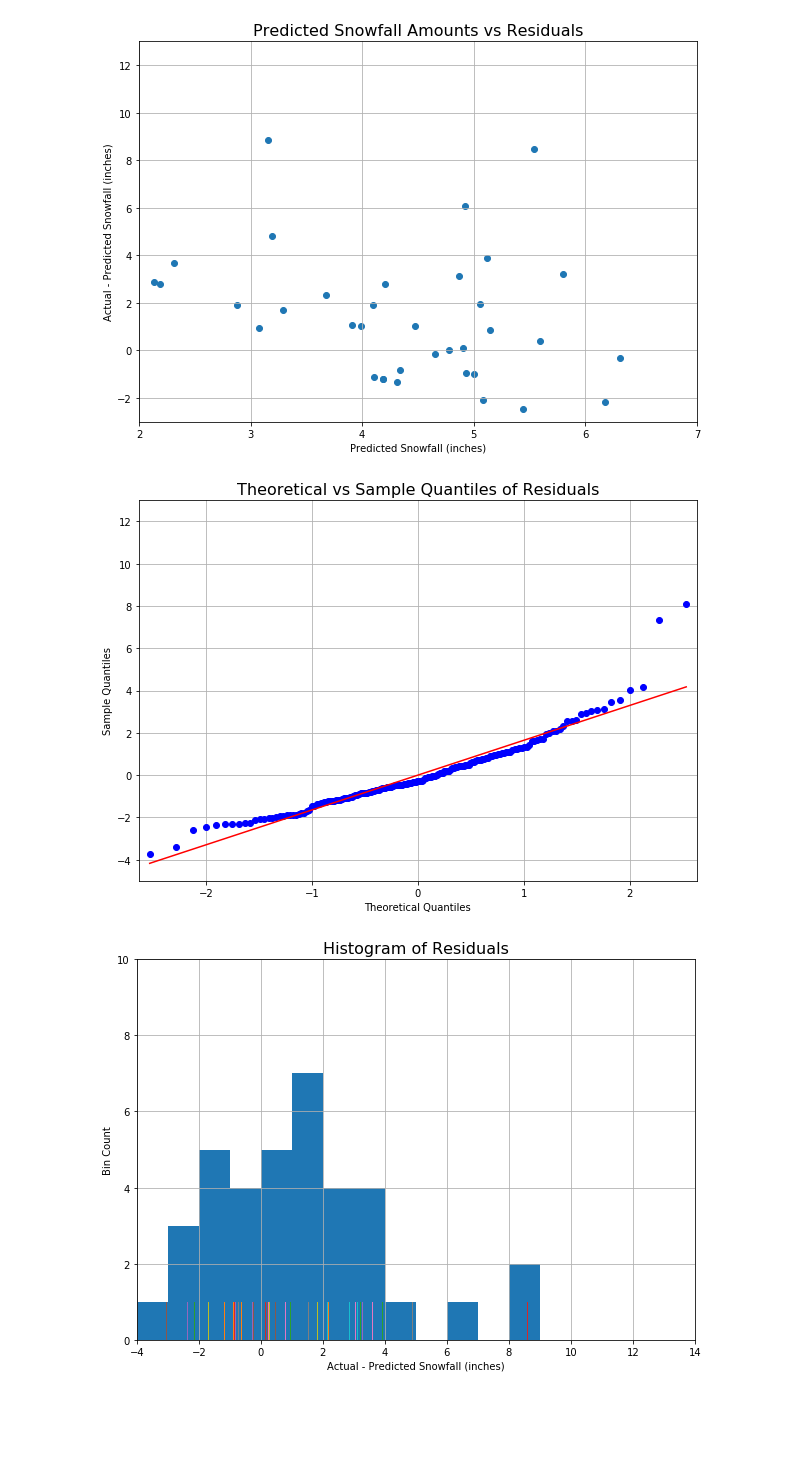
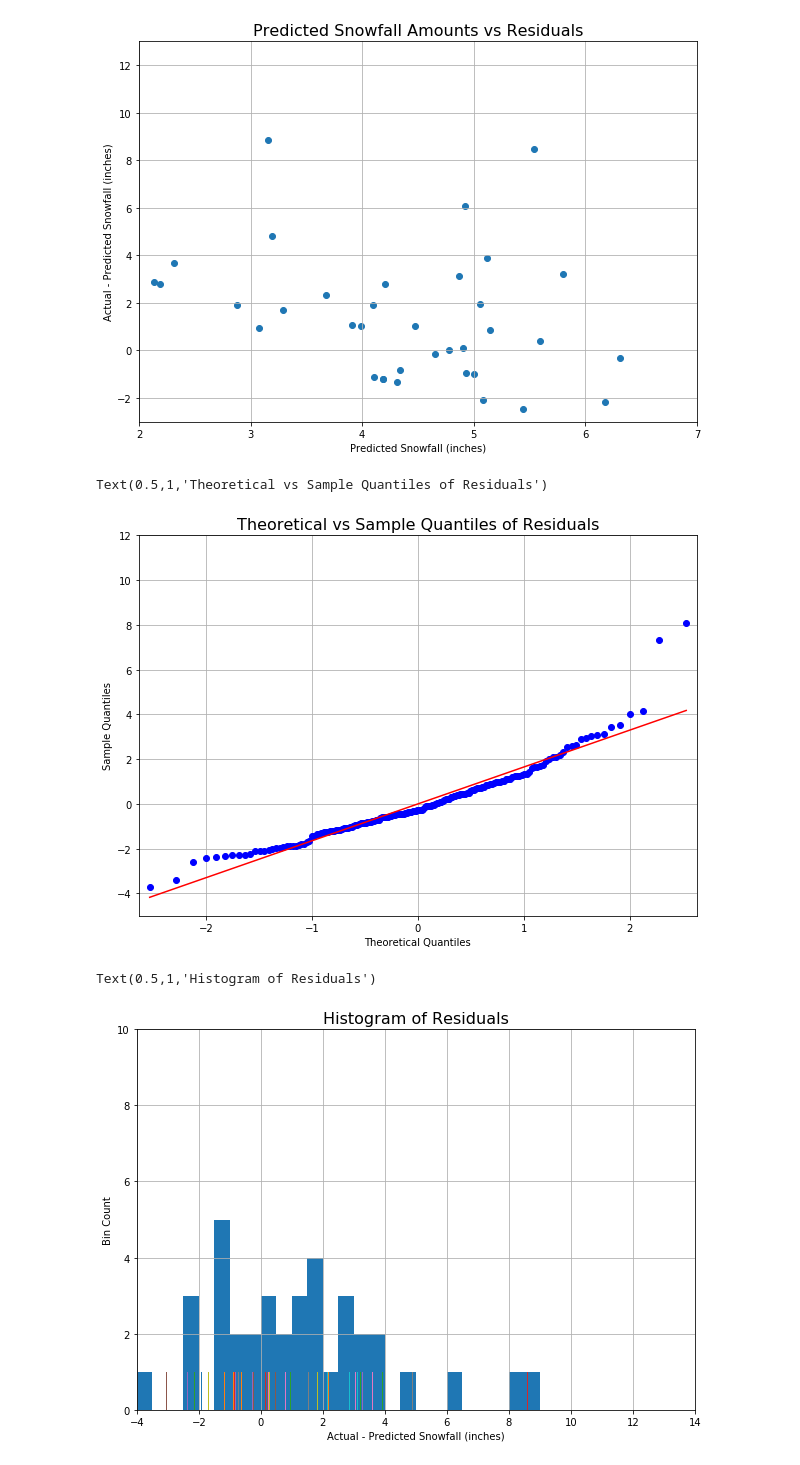
Before and after one commit to dustinrapp/Capstone_Springboard_Intermediate_Python, a Jupyter notebook: Projects/6b_OLS_Surface+Upper_2014_Train.ipynb, the cells around one changed output. Saved outputs shown, nothing was run; the diff lists cells and outputs as text; code cells hidden in the pictures; blank space fills up the shorter version.

Commit message:
updated figure formatting

```diff
--- a/Projects/6b_OLS_Surface+Upper_2014_Train.ipynb
+++ b/Projects/6b_OLS_Surface+Upper_2014_Train.ipynb
@@ -573,8 +512,13 @@ fig = plt.figure(figsize=(10,7))
 
 
 #Define actual and predicted snowfall dataframes
-actual_snf = test_train_df[test_yrs_tt]['CMtnSNTL_Upcoming12hrSNOWFALL_gte3_in']  #      [test_train_df[test_yrs_tt]['CMtnSNTL_Upcoming12hrSNOWFALL_gte3_in']>=3]
-predict = maxOLS_goodp.predict(test_train_df[test_yrs_tt]) #    [test_train_df[test_yrs_tt]['CMtnSNTL_Upcoming12hrSNOWFALL_gte3_in']>=3])
+##actual_snf = test_train_df[test_yrs_tt]['CMtnSNTL_Upcoming12hrSNOWFALL_gte3_in']  #      [test_train_df[test_yrs_tt]['CMtnSNTL_Upcoming12hrSNOWFALL_gte3_in']>=3]
+##predict = maxOLS_goodp.predict(test_train_df[test_yrs_tt]) #    [test_train_df[test_yrs_tt]['CMtnSNTL_Upcoming12hrSNOWFALL_gte3_in']>=3])
+
+#predict = maxOLS_all.predict(test_train_df[test_yrs_tt]) #    [test_train_df[test_yrs_tt]['CMtnSNTL_Upcoming12hrSNOWFALL_gte3_in']>=3])
+actual_snf = test_train_df[test_yrs_tt]['CMtnSNTL_Upcoming12hrSNOWFALL_gte3_in'][test_train_df[test_yrs_tt]['CMtnSNTL_Upcoming12hrSNOWFALL_gte3_in']>=3]
+predict = maxOLS_goodp.predict(test_train_df[test_yrs_tt][test_train_df[test_yrs_tt]['CMtnSNTL_Upcoming12hrSNOWFALL_gte3_in']>=3])
+
 print(actual_snf.describe())
 print(predict.describe())
 
@@ -613,12 +557,11 @@ plt.annotate(' slope: ' + str(round(slope1,3)) +
 
 plt.xlabel('Predicted Snowfall (inches)')
 plt.ylabel('Actual Snowfall (inches)')
-#plt.xlim([2,8])
-#plt.ylim([0,16])
+plt.xlim([2,8])
+plt.ylim([0,16])
 plt.grid(True)
+plt.savefig('C:/Users/RAPP/Documents/Capstone/Report/figs/pred_vs_act_UASFC_6d.png',bbox_inches='tight')
 plt.title('Predicted vs Actual Snowfall Amounts', fontsize = 16)
-
-plt.savefig('C:/Users/RAPP/Documents/Capstone/MS_CS_report/figs/pred_vs_act_UASFC_6d.png',bbox_inches='tight')
 # %% [output]
 count    37.000000
 mean      5.716216
@@ -671,27 +615,31 @@ plt.savefig('C:/Users/RAPP/Documents/Capstone/MS_CS_report/figs/resid_vs_pred_UA
 # %%
 fig, ax = plt.subplots(figsize=(10, 7))
 qq2=sm.qqplot( maxOLS_testgoodp.resid, line='r', ax = ax)
+
+plt.ylim([-5,12])
+plt.grid(True)
+plt.savefig('C:/Users/RAPP/Documents/Capstone/Report/figs/qq_resid_UASFC_6d.png',bbox_inches='tight')
 plt.title('Theoretical vs Sample Quantiles of Residuals', fontsize = 16)
-plt.ylim([-5,13])
-plt.grid(True)
-plt.savefig('C:/Users/RAPP/Documents/Capstone/MS_CS_report/figs/qq_resid_UASFC_6d.png',bbox_inches='tight')
 # %% [output]
+Text(0.5,1,'Theoretical vs Sample Quantiles of Residuals')
-[figure, old version]
+[figure, new version]
 # %%
 
 diff = actual_snf[idx].values-predict[idx].values
 diff_df = pd.DataFrame(diff)
 
 #fig = plt.figure(figsize=(10,7))
-hist = diff_df.hist(figsize=(10,7), bins = np.arange(-4,14,1))
+hist = diff_df.hist(figsize=(10,7), bins = np.arange(-4,14,0.5))
 plt.hist(diff_df)
 plt.xlabel('Actual - Predicted Snowfall (inches)')
 plt.ylabel('Bin Count')
 plt.xlim([-4,14])
 plt.ylim([0,10])
 #plt.grid(True)
+
+plt.title('')
+plt.savefig('C:/Users/RAPP/Documents/Capstone/Report/figs/hist_actual_minus_pred_UASFC_6d.png',bbox_inches='tight')
 plt.title('Histogram of Residuals', fontsize = 16)
-
-plt.savefig('C:/Users/RAPP/Documents/Capstone/MS_CS_report/figs/hist_actual_minus_pred_UASFC_6d.png',bbox_inches='tight')
 # %% [output]
+Text(0.5,1,'Histogram of Residuals')
-[figure, old version]
+[figure, new version]
```
Also changed, not shown: parts of 4 cells of this notebook, 3 other files.
